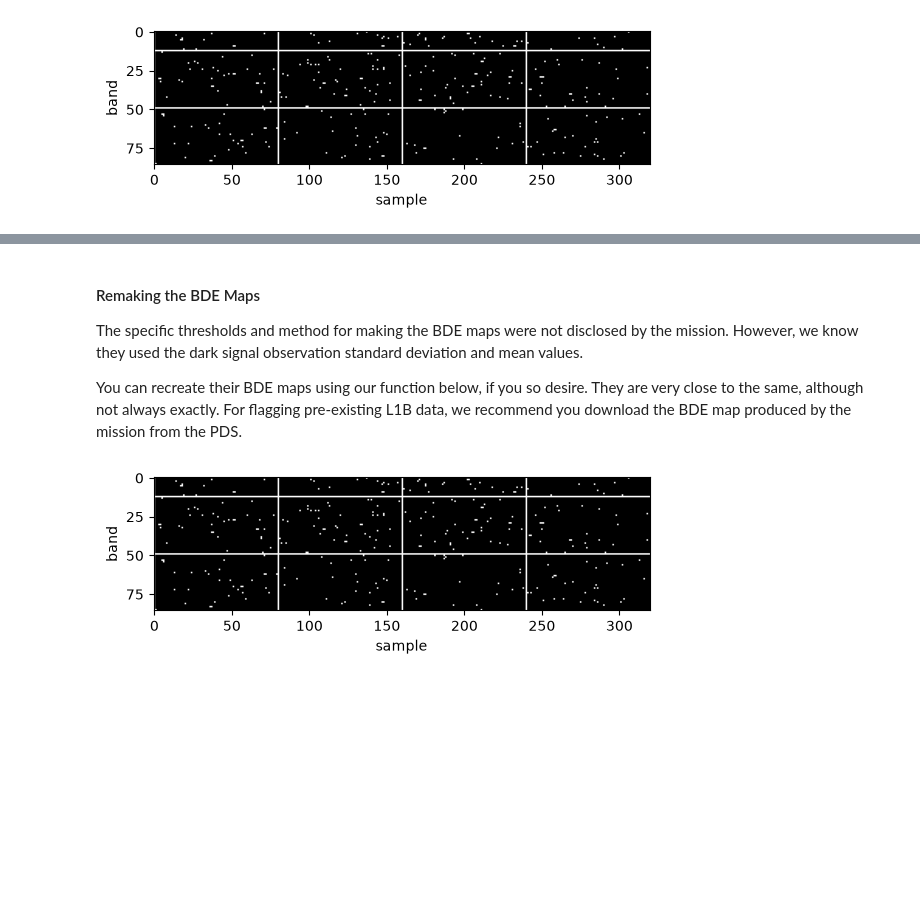
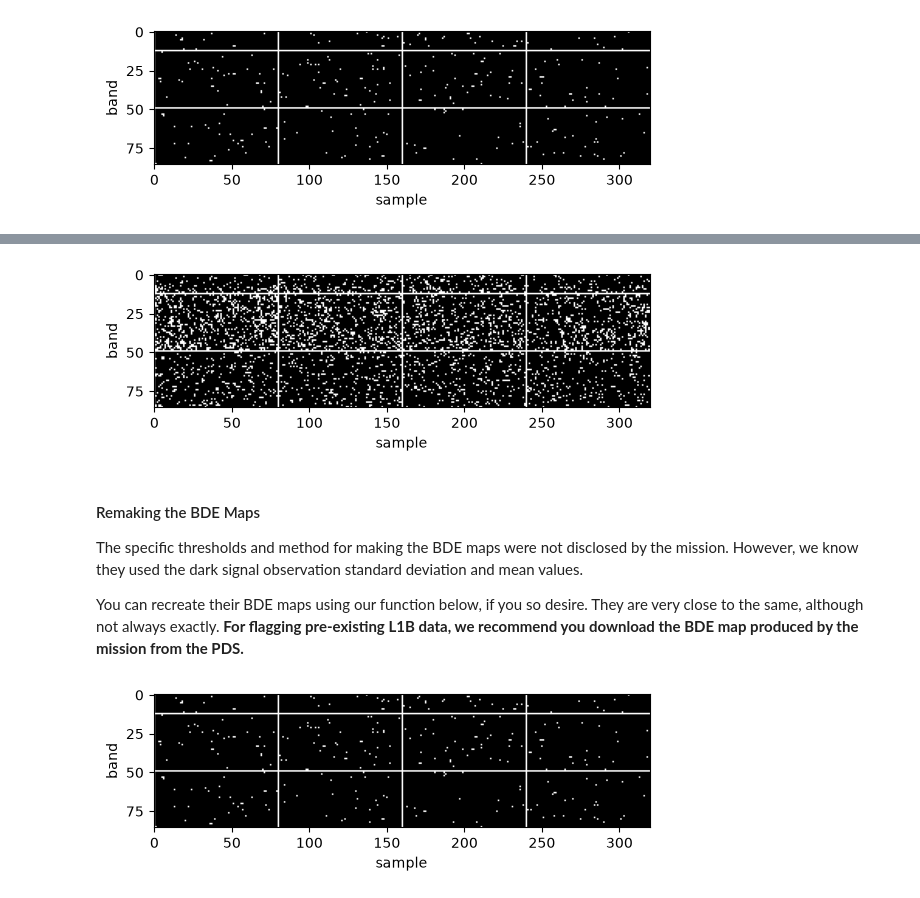
Before and after one commit to MillionConcepts/moonlight-pipeline, a Jupyter notebook: tutorials/tutorial3_comprehensive_flagging.ipynb, the cells around one changed output, grey strips where cells are left out. Drawn from its saved outputs; the diff is of its cells as text; code cells hidden in the pictures; blank space fills up the shorter version.

Commit message:
Tutorial 3 plus new tutorial files

```diff
--- a/tutorials/tutorial3_comprehensive_flagging.ipynb
+++ b/tutorials/tutorial3_comprehensive_flagging.ipynb
@@ -117,9 +121,21 @@ observation temperature. Warmer observations are therefore more heavily flagged.
+# %%
+bde_id = 'm3g20081225t130812'
+path_to_bde = f"./tutorial_data/{bde_id}_bde.fits"
+with fits.open(path_to_bde) as hdul:
+    mission_bde = hdul[0].data
+# the BDE maps have different values for different flags, but anything over 0 was flagged and spectrally interpolated
+plt.imshow(mission_bde>0, cmap='grey')
+plt.xlabel('sample')
+plt.ylabel('band')
+plt.show()
+# %% [output]
+[figure, added]
 # %% [markdown]
 #### Remaking the BDE Maps
 
 The specific thresholds and method for making the BDE maps were not disclosed by the mission. However, we know they used the dark signal observation standard deviation and mean values.
 
-You can recreate their BDE maps using our function below, if you so desire. They are very close to the same, although not always exactly. For flagging pre-existing L1B data, we recommend you download the BDE map produced by the mission from the PDS.
+You can recreate their BDE maps using our function below, if you so desire. They are very close to the same, although not always exactly. **For flagging pre-existing L1B data, we recommend you download the BDE map produced by the mission from the PDS.**
 # %%
 from m3_pipeline_tools.flagging.primary_flagging import call_build_bde_mask
 
```
Also changed, not shown: parts of 31 cells of this notebook, 8 other files.
